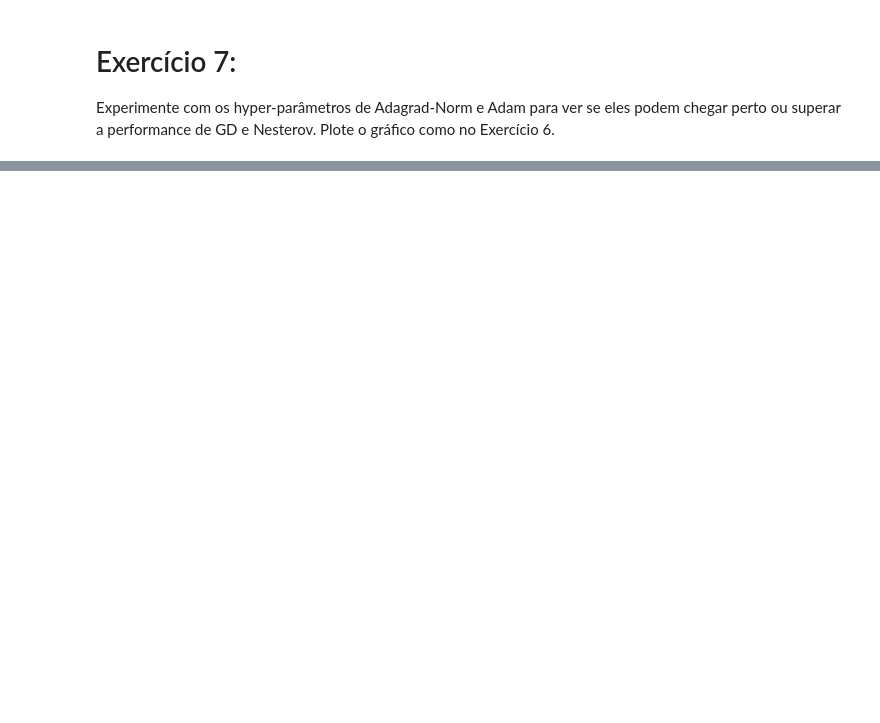
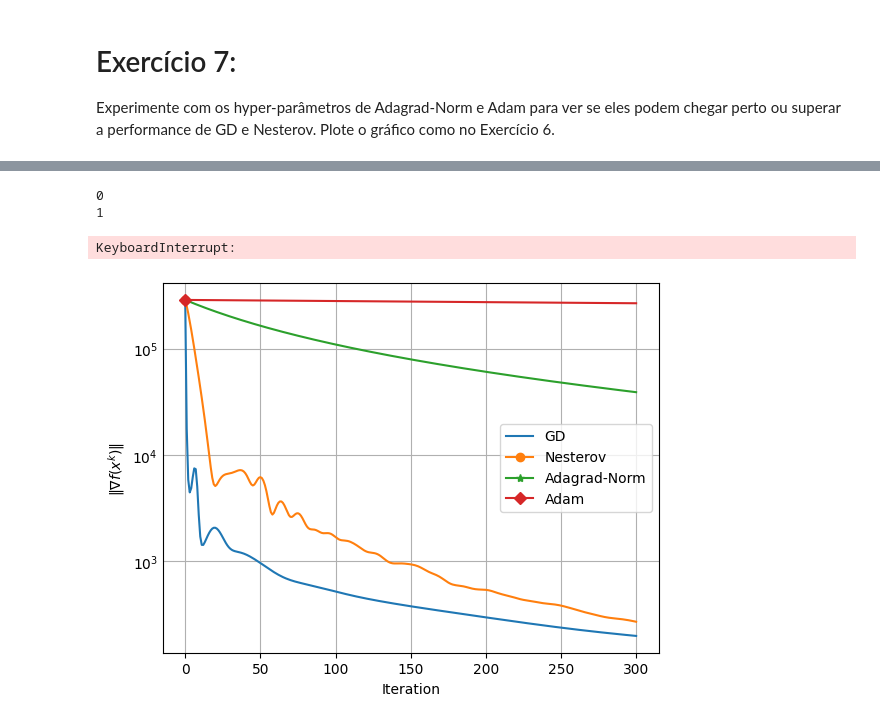
Before and after one commit to PedroPHC25/Otimizacao_Projetos, a Jupyter notebook: matrix_factorization.ipynb, the cells around one changed output, grey strips where cells are left out. Cells and saved outputs as stored; diff of their text form; code cells hidden in the pictures; blank space fills up the shorter version.

```diff
--- a/matrix_factorization.ipynb
+++ b/matrix_factorization.ipynb
@@ -258,0 +336,51 @@ Experimente com os hyper-parâmetros de Adagrad-Norm e Adam para ver se eles pod
+# %%
+# TESTANDO HIPERPARÂMETROS DO ADAM
+
+# Inicializando variáveis para armazenar os melhores resultados
+best_alpha = 0
+best_beta1 = 0
+best_beta2 = 0
+best_epsilon = 0
+best_error = np.infty
+
+# Valores a serem testados
+alphas = [0.0001, 0.001, 0.01]
+beta1s = [0.85, 0.9, 0.95]
+beta2s = [0.995, 0.999, 0.9995]
+epsilons = [10**(-8), 10**(-7), 10**(-6)]
+
+# Para cada valor candidato de alpha...
+for alpha in alphas:
+    # Para cada valor candidado de b1...
+    for beta1 in beta1s:
+        # # Para cada valor candidato de b2...
+        for beta2 in beta2s:
+            # Para cada valor candidato de epsilon...
+            for epsilon in epsilons:
+                # Calcula o erro final do modelo
+                final_error = adam(J, df, X0, alpha, beta1, beta2, epsilon, 3000)[0][-1]
+                # Se for menor que o melhor erro até agora...
+                if final_error < best_error:
+                    # Salva essa configuração como a melhor até agora
+                    best_error = final_error
+                    best_alpha = alpha
+                    best_beta1 = beta1
+                    best_beta2 = beta2
+                    best_epsilon = epsilon
+
+print("Best alpha: ", best_alpha)
+print("Best beta1: ", best_beta1)
+print("Best beta2: ", best_beta2)
+print("Best epsilon: ", best_epsilon)
+# %% [output]
+0
+1
+KeyboardInterrupt:
+# %%
+# Rodando o modelo com os melhores parâmetros encontrados
+g4 = adam(J, df, X0, best_alpha, best_beta1, best_beta2, best_epsilon, N)
+# %%
+# Plotando os erros dos modelos com melhores hiperparâmetros
+plot_errors(f1, f2, g3, g4)
+# %% [output]
+[figure, added]
```
Also changed, not shown: parts of 8 cells of this notebook, 1 other file.
